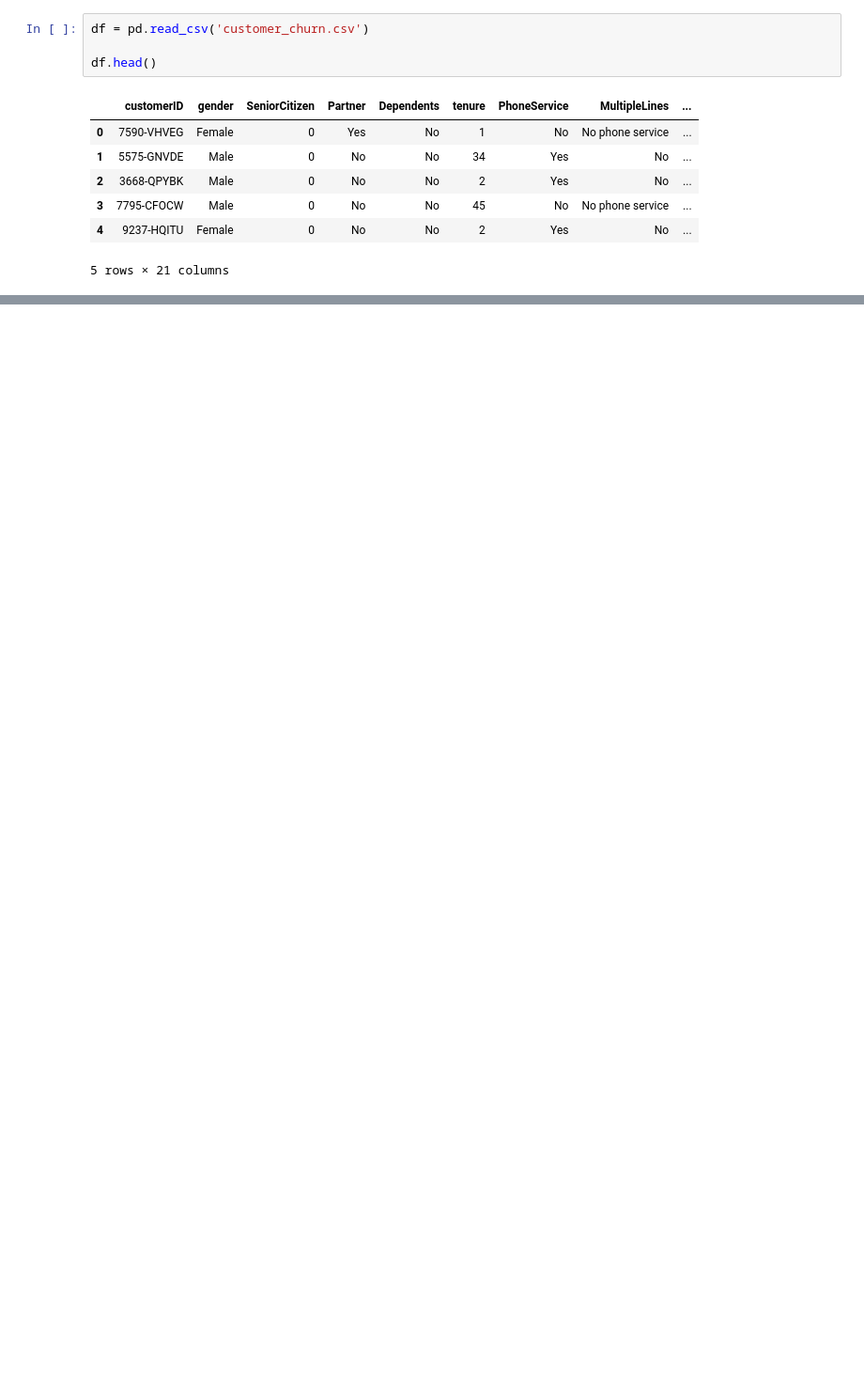
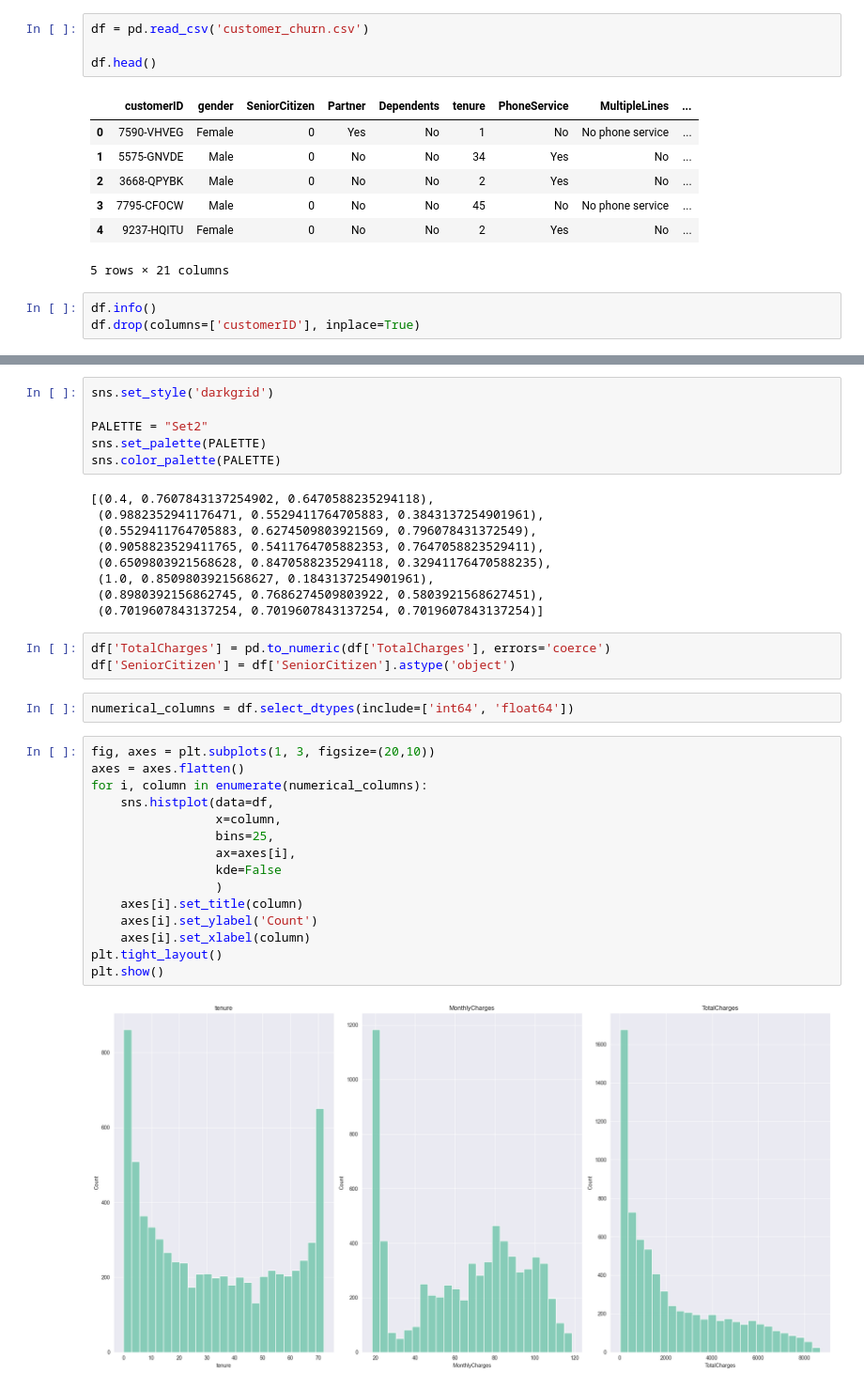
Before and after one commit to chiefzhantr/Customer-Churn-Prediction, a Jupyter notebook: model.ipynb, the cells around one changed output, grey strips where cells are left out. Shown at 94% size. Cells and saved outputs as stored; diff of their text form; blank space fills up the shorter version.

```diff
--- a/model.ipynb
+++ b/model.ipynb
@@ -19,3 +22,6 @@ df.head()
 | 3 | 7795-CFOCW | Male | 0 | No | No | 45 | No | No phone service | ... |
 | 4 | 9237-HQITU | Female | 0 | No | No | 2 | Yes | No | ... |
 5 rows × 21 columns
+# %%
+df.info()
+df.drop(columns=['customerID'], inplace=True)
@@ -21,0 +48,37 @@ df.head()
+# %%
+sns.set_style('darkgrid')
+
+PALETTE = "Set2"
+sns.set_palette(PALETTE)
+sns.color_palette(PALETTE)
+# %% [output]
+[(0.4, 0.7607843137254902, 0.6470588235294118),
+ (0.9882352941176471, 0.5529411764705883, 0.3843137254901961),
+ (0.5529411764705883, 0.6274509803921569, 0.796078431372549),
+ (0.9058823529411765, 0.5411764705882353, 0.7647058823529411),
+ (0.6509803921568628, 0.8470588235294118, 0.32941176470588235),
+ (1.0, 0.8509803921568627, 0.1843137254901961),
+ (0.8980392156862745, 0.7686274509803922, 0.5803921568627451),
+ (0.7019607843137254, 0.7019607843137254, 0.7019607843137254)]
+# %%
+df['TotalCharges'] = pd.to_numeric(df['TotalCharges'], errors='coerce')
+df['SeniorCitizen'] = df['SeniorCitizen'].astype('object')
+# %%
+numerical_columns = df.select_dtypes(include=['int64', 'float64'])
+# %%
+fig, axes = plt.subplots(1, 3, figsize=(20,10))
+axes = axes.flatten()
+for i, column in enumerate(numerical_columns):
+    sns.histplot(data=df,
+                 x=column,
+                 bins=25,
+                 ax=axes[i],
+                 kde=False
+                 )
+    axes[i].set_title(column)
+    axes[i].set_ylabel('Count')
+    axes[i].set_xlabel(column)
+plt.tight_layout()
+plt.show()
+# %% [output]
+[figure, added]
```
Also changed, not shown: parts of 31 cells of this notebook.
